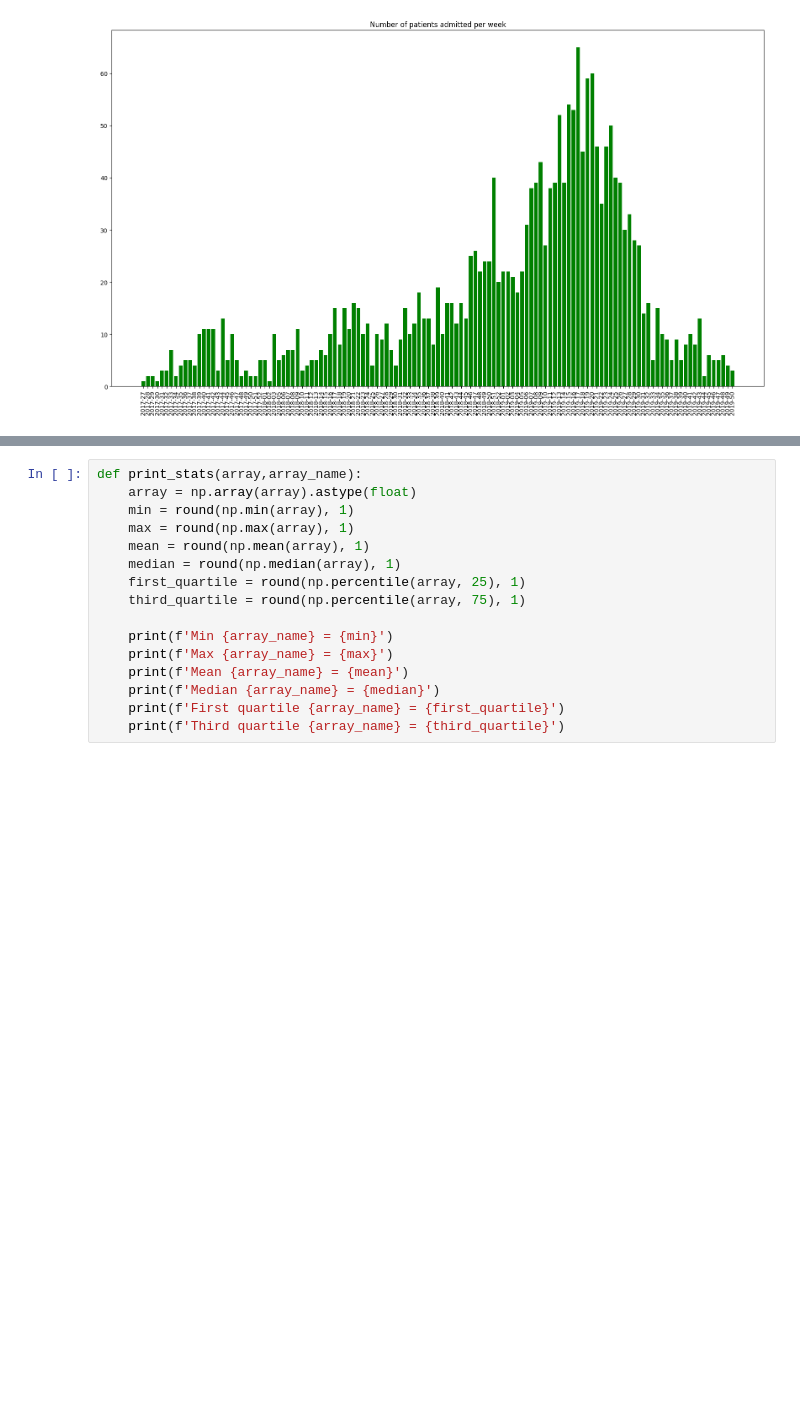
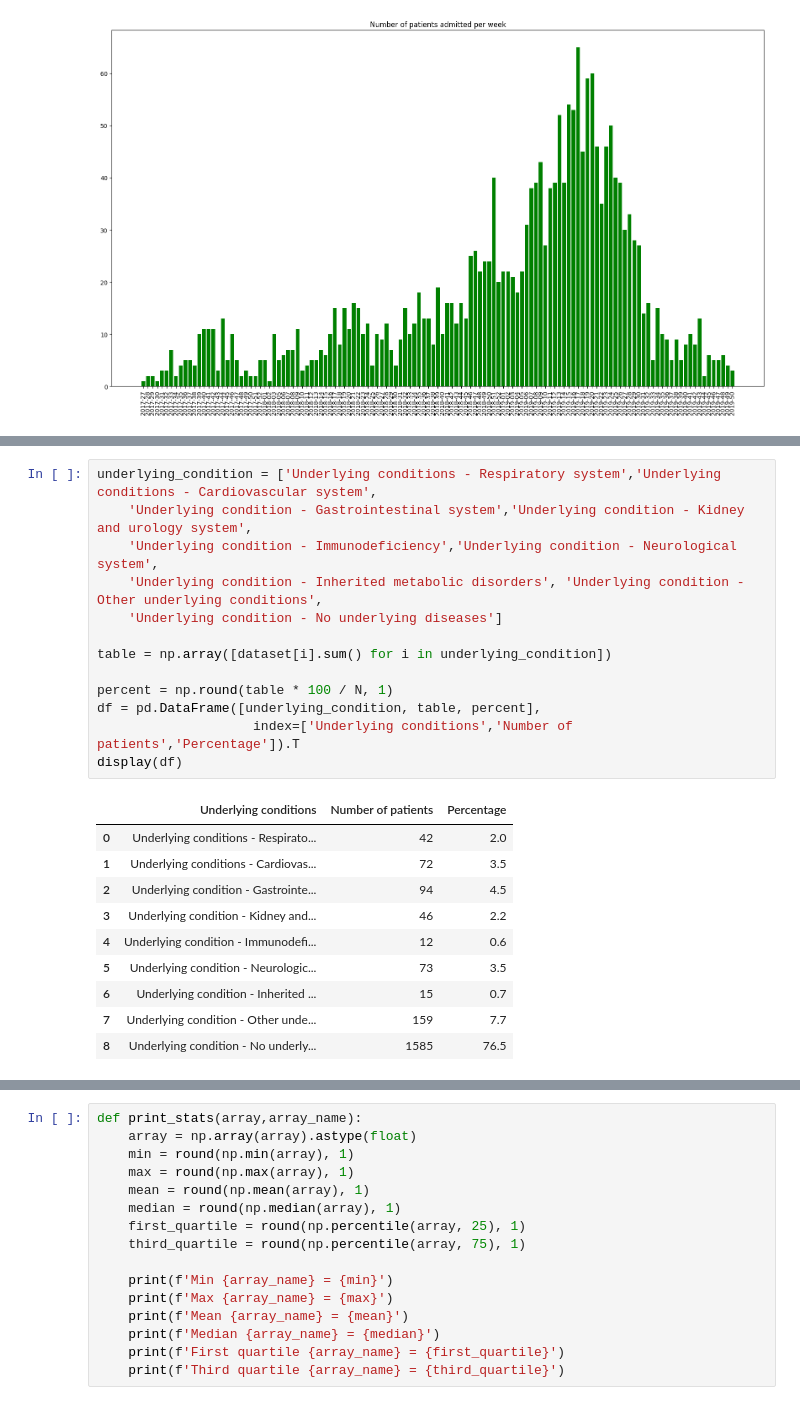
Before and after one commit to hung3a8/nhp-measles-analyse, a Jupyter notebook: Notebooks/Analyze/table1.ipynb, the cells around one changed output, grey strips where cells are left out. Cells and saved outputs as stored; diff of their text form; blank space fills up the shorter version.

```diff
--- a/Notebooks/Analyze/table1.ipynb
+++ b/Notebooks/Analyze/table1.ipynb
@@ -94,3 +204,27 @@ display(df)
+# %%
+underlying_condition = ['Underlying conditions - Respiratory system','Underlying conditions - Cardiovascular system',
+    'Underlying condition - Gastrointestinal system','Underlying condition - Kidney and urology system',
+    'Underlying condition - Immunodeficiency','Underlying condition - Neurological system',
+    'Underlying condition - Inherited metabolic disorders', 'Underlying condition - Other underlying conditions',
+    'Underlying condition - No underlying diseases']
+
+table = np.array([dataset[i].sum() for i in underlying_condition])
+
+percent = np.round(table * 100 / N, 1)
+df = pd.DataFrame([underlying_condition, table, percent],
+                    index=['Underlying conditions','Number of patients','Percentage']).T
+display(df)
+# %% [output]
+|  | Underlying conditions | Number of patients | Percentage |
+| 0 | Underlying conditions - Respirato... | 42 | 2.0 |
+| 1 | Underlying conditions - Cardiovas... | 72 | 3.5 |
+| 2 | Underlying condition - Gastrointe... | 94 | 4.5 |
+| 3 | Underlying condition - Kidney and... | 46 | 2.2 |
+| 4 | Underlying condition - Immunodefi... | 12 | 0.6 |
+| 5 | Underlying condition - Neurologic... | 73 | 3.5 |
+| 6 | Underlying condition - Inherited ... | 15 | 0.7 |
+| 7 | Underlying condition - Other unde... | 159 | 7.7 |
+| 8 | Underlying condition - No underly... | 1585 | 76.5 |
 # %%
 column_name = ['Measles','Pneumonia','Bronchopneumonia','Other diagnosis']
 
```
Also changed, not shown: parts of 25 cells of this notebook.
